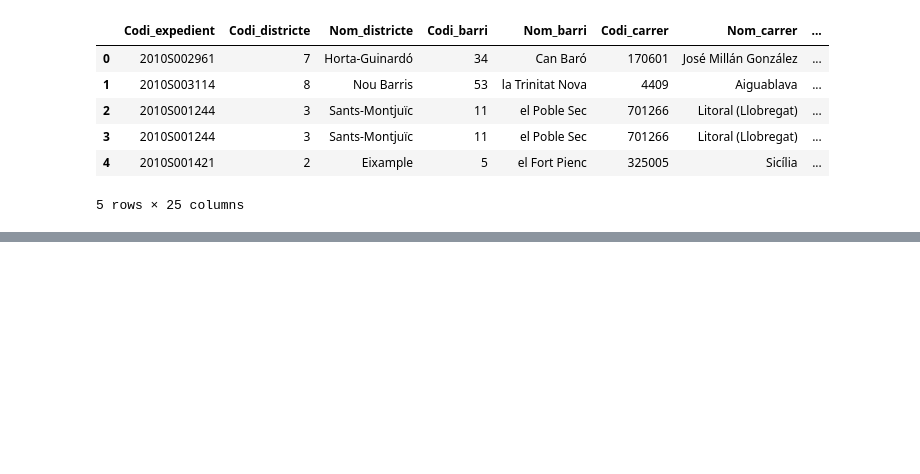
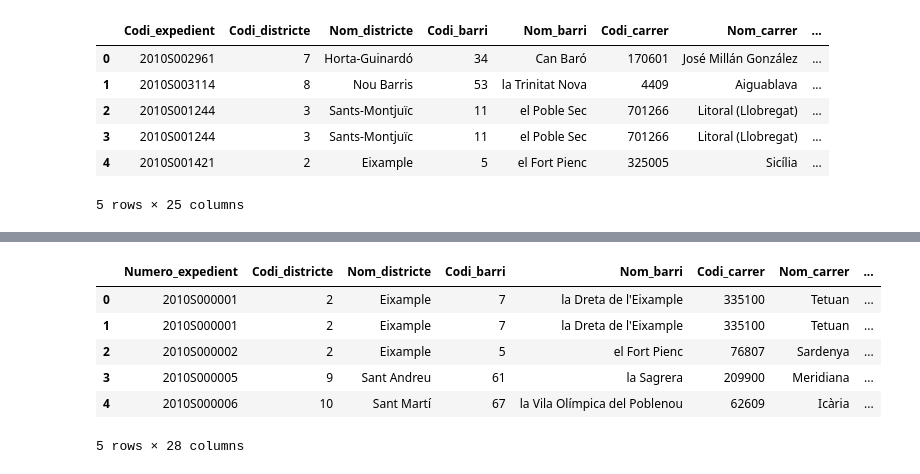
Before and after one commit to roger-roig/your-own-project, a Jupyter notebook: db_cleaning.ipynb, the cells around one changed output, grey strips where cells are left out. Drawn from its saved outputs; the diff is of its cells as text; code cells hidden in the pictures; blank space fills up the shorter version.

```diff
--- a/db_cleaning.ipynb
+++ b/db_cleaning.ipynb
@@ -178,0 +281,20 @@ vehicles.to_excel('vehicles_db.xlsx')
+# %%
+people_2011.columns = ['Numero_expedient', 'Codi_districte', 'Nom_districte', 'Codi_barri',
+       'Nom_barri', 'Codi_carrer', 'Nom_carrer', 'Num_postal',
+       'Descripcio_dia_setmana', 'Dia_setmana', 'Descripcio_tipus_dia',
+       'NK_Any', 'Mes_any', 'Nom_mes', 'Dia_mes', 'Descripcio_torn', 'Hora_dia',
+       'Descripcio_causa_vianant', 'Desc_Tipus_vehicle_implicat',
+       'Descripcio_sexe', 'Descripcio_tipus_persona', 'Edat',
+       'Descripcio_victimitzacio', 'Coordenada_UTM_Y', 'Coordenada_UTM_X']
+# %%
+people_2010 = pd.read_excel('databases/people_involved/2010_ACCIDENTS_PERSONES_GU_BCN_2010.xlsx')
+# %%
+people_2010.columns = ['Numero_expedient', 'Codi_districte', 'Nom_districte', 'Codi_barri',
+       'Nom_barri', 'Codi_carrer', 'Nom_carrer', 'Num_postal',
+       'Descripcio_dia_setmana', 'Dia_setmana', 'Descripcio_tipus_dia',
+       'NK_Any', 'Mes_any', 'Nom_mes', 'Dia_mes', 'Descripcio_torn', 'Hora_dia',
+       'Descripcio_causa_vianant', 'Desc_Tipus_vehicle_implicat',
+       'Descripcio_sexe', 'Descripcio_tipus_persona', 'Edat',
+       'Descripcio_victimitzacio', 'Coordenada_UTM_Y', 'Coordenada_UTM_X']
+# %%
+people = pd.concat([people_2010,people_2011,people_2012,people_2013,people_2014,people_2015,people_2016,people_2017,people_2018],sort=False, ignore_index=True)
@@ -178,0 +313,10 @@ vehicles.to_excel('vehicles_db.xlsx')
+# %%
+people.head()
+# %% [output]
+|  | Numero_expedient | Codi_districte | Nom_districte | Codi_barri | Nom_barri | Codi_carrer | Nom_carrer | ... |
+| 0 | 2010S000001 | 2 | Eixample | 7 | la Dreta de l'Eixample | 335100 | Tetuan | ... |
+| 1 | 2010S000001 | 2 | Eixample | 7 | la Dreta de l'Eixample | 335100 | Tetuan | ... |
+| 2 | 2010S000002 | 2 | Eixample | 5 | el Fort Pienc | 76807 | Sardenya | ... |
+| 3 | 2010S000005 | 9 | Sant Andreu | 61 | la Sagrera | 209900 | Meridiana | ... |
+| 4 | 2010S000006 | 10 | Sant Martí | 67 | la Vila Olímpica del Poblenou | 62609 | Icària | ... |
+5 rows × 28 columns
```
Also changed, not shown: parts of 73 cells of this notebook, 4 other files.
